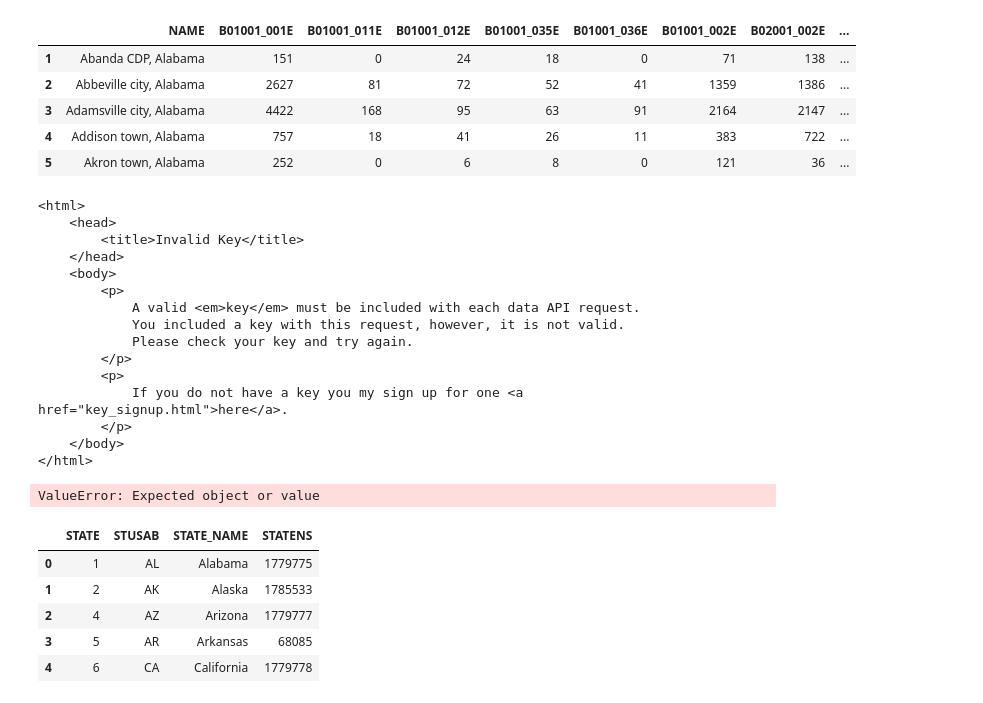
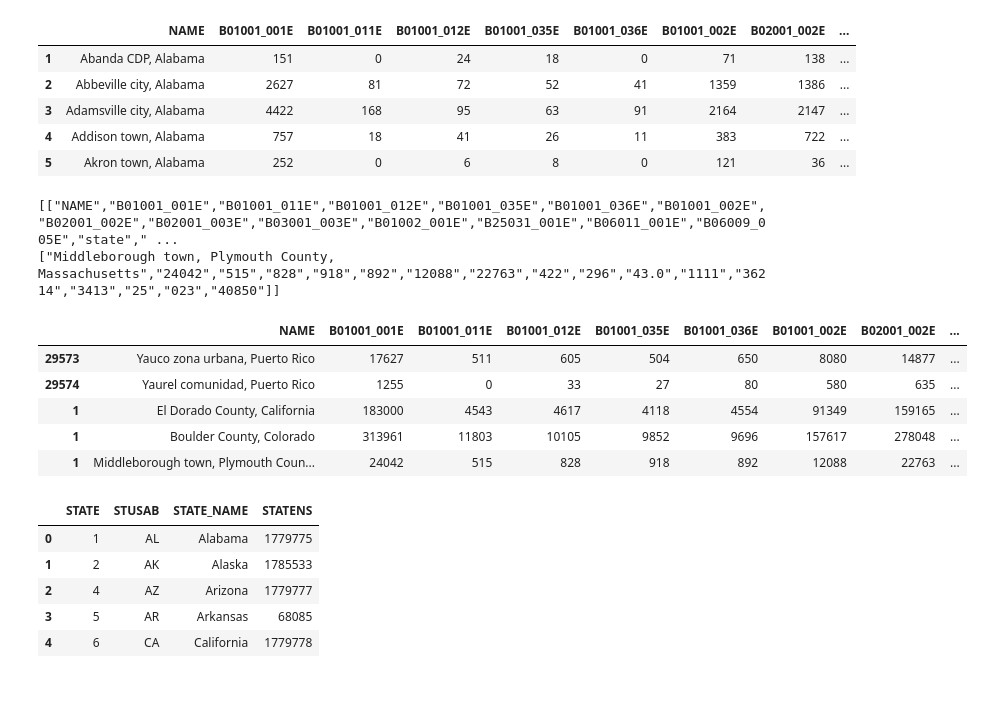
Before and after one commit to alenastern/Sunlight_FOIA, a Jupyter notebook: src/data/Census_Data.ipynb, the cells around one changed output. Drawn from its saved outputs; the diff is of its cells as text; code cells hidden in the pictures.

```diff
--- a/src/data/Census_Data.ipynb
+++ b/src/data/Census_Data.ipynb
@@ -44,36 +44,22 @@ ed_df.columns = ed_df.iloc[0]
 ed_df.drop([0], inplace = True)
 ed_df.rename(columns={'county':'place'}, inplace=True)
 # %%
-mb = requests.get('https://api.census.gov/data/2016/acs/acs5?get=NAME,B01001_001E,B01001_011E,B01001_012E,B01001_035E,B01001_036E,B01001_002E,B02001_002E,B02001_003E,B03001_003E,B01002_001E,B25031_001E,B06011_001E,B06009_005E&for=county%20subdivision:40850&in=state:25%20county:023&key=YOUR_KEY_GOES_HERE&key=91aa6a44edb890abeea862f2d9befb5d520a5cc4')
+mb = requests.get('https://api.census.gov/data/2016/acs/acs5?get=NAME,B01001_001E,B01001_011E,B01001_012E,B01001_035E,B01001_036E,B01001_002E,B02001_002E,B02001_003E,B03001_003E,B01002_001E,B25031_001E,B06011_001E,B06009_005E&for=county%20subdivision:40850&in=state:25%20county:023&key=91aa6a44edb890abeea862f2d9befb5d520a5cc4')
 
 mb.status_code
 mb_data = mb.text
 print(mb_data)
 # %% [output]
-<html>
-    <head>
-        <title>Invalid Key</title>
-    </head>
-    <body>
-        <p>
-            A valid <em>key</em> must be included with each data API request.
-            You included a key with this request, however, it is not valid.
-            Please check your key and try again.
-        </p>
-        <p>
-            If you do not have a key you my sign up for one <a href="key_signup.html">here</a>.
-        </p>
-    </body>
-</html>
+[["NAME","B01001_001E","B01001_011E","B01001_012E","B01001_035E","B01001_036E","B01001_002E","B02001_002E","B02001_003E","B03001_003E","B01002_001E","B25031_001E","B06011_001E","B06009_005E","state"," ...
+["Middleborough town, Plymouth County, Massachusetts","24042","515","828","918","892","12088","22763","422","296","43.0","1111","36214","3413","25","023","40850"]]
 # %%
-mb = requests.get('https://api.census.gov/data/2016/acs/acs5?get=NAME,B01001_001E,B01001_011E,B01001_012E,B01001_035E,B01001_036E,B01001_002E,B02001_002E,B02001_003E,B03001_003E,B01002_001E,B25031_001E,B06011_001E,B06009_005E&for=county%20subdivision:40850&in=state:25%20county:023&key=YOUR_KEY_GOES_HERE&key=91aa6a44edb890abeea862f2d9befb5d520a5cc4')
+mb = requests.get('https://api.census.gov/data/2016/acs/acs5?get=NAME,B01001_001E,B01001_011E,B01001_012E,B01001_035E,B01001_036E,B01001_002E,B02001_002E,B02001_003E,B03001_003E,B01002_001E,B25031_001E,B06011_001E,B06009_005E&for=county%20subdivision:40850&in=state:25%20county:023&key=91aa6a44edb890abeea862f2d9befb5d520a5cc4')
 mb_data = mb.text
 mb_df = pd.read_json(mb_data)
 mb_df.columns = mb_df.iloc[0]
 mb_df.drop([0], inplace = True)
-mb_df.head()
+mb_df['place'] = mb_df['county'] + mb_df['county subdivision']
+mb_df.drop(columns = ['county', 'county subdivision'], inplace = True)
-# %% [output]
-ValueError: Expected object or value
 # %%
 boulder = requests.get('https://api.census.gov/data/2016/acs/acs5?get=NAME,B01001_001E,B01001_011E,B01001_012E,B01001_035E,B01001_036E,B01001_002E,B02001_002E,B02001_003E,B03001_003E,B01002_001E,B25031_001E,B06011_001E,B06009_005E&for=county:013&in=state:08&key=91aa6a44edb890abeea862f2d9befb5d520a5cc4')
 b_data = boulder.text
@@ -93,3 +71,12 @@ total_df = pd.concat([city_df, ed_df, b_df, mb_df])
+# %%
+total_df.tail()
+# %% [output]
+|  | NAME | B01001_001E | B01001_011E | B01001_012E | B01001_035E | B01001_036E | B01001_002E | B02001_002E | ... |
+| 29573 | Yauco zona urbana, Puerto Rico | 17627 | 511 | 605 | 504 | 650 | 8080 | 14877 | ... |
+| 29574 | Yaurel comunidad, Puerto Rico | 1255 | 0 | 33 | 27 | 80 | 580 | 635 | ... |
+| 1 | El Dorado County, California | 183000 | 4543 | 4617 | 4118 | 4554 | 91349 | 159165 | ... |
+| 1 | Boulder County, Colorado | 313961 | 11803 | 10105 | 9852 | 9696 | 157617 | 278048 | ... |
+| 1 | Middleborough town, Plymouth Coun... | 24042 | 515 | 828 | 918 | 892 | 12088 | 22763 | ... |
 # %%
 variables = {'B01001_001E':"population",'B01001_011E':"m_25_29", 'B01001_012E':'m_30_34',
              'B01001_035E': "f_25_29", 'B01001_036E':"f_30_34",'B01001_002E':"total_male",'DP05_0066PE': "pct_hispanic",
```
Also changed, not shown: parts of 3 cells of this notebook, 1 other file.
